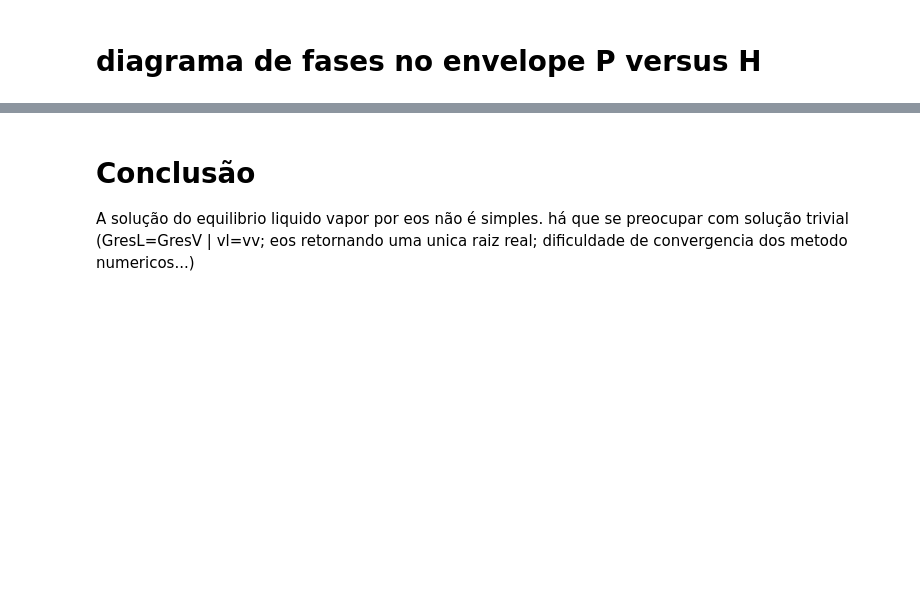
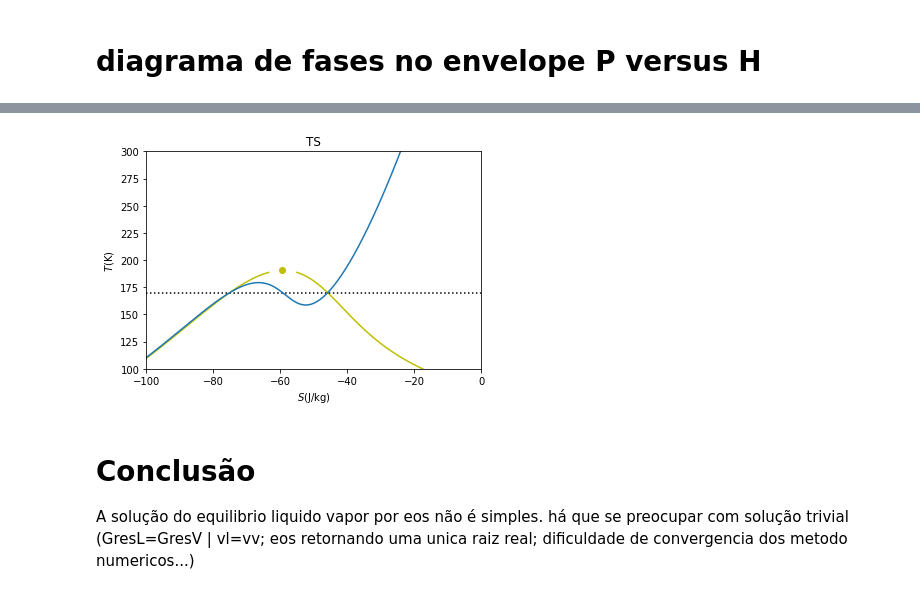
Before and after one commit to iurisegtovich/EQE359_Termodinamica_I, a Jupyter notebook: material_didatico/3_5_equacao_de_estado_cubica/aula_eos_puro_psat_SIMPLIFICADA.ipynb, the cells around one changed output, grey strips where cells are left out. Drawn from its saved outputs; the diff is of its cells as text; code cells hidden in the pictures; blank space fills up the shorter version.

```diff
--- a/material_didatico/3_5_equacao_de_estado_cubica/aula_eos_puro_psat_SIMPLIFICADA.ipynb
+++ b/material_didatico/3_5_equacao_de_estado_cubica/aula_eos_puro_psat_SIMPLIFICADA.ipynb
@@ -724 +684,12 @@ plt.show()
+# %%
+# envelope
+#CALCULAR S PARA CADA TSAT/PSAT/VSATL E TSAT/PSAT/VSATV
+SL_seq=np.zeros(nPsat)
+SV_seq=np.zeros(nPsat)
+for i in range(nPsat):
+    VL,VV,nV=func_VL_VV_cubic(T=seqT3[i],P=seqP3[i])
+    ZL=seqP3[i]*VL/(R*seqT3[i])
+    ZV=seqP3[i]*VV/(R*seqT3[i])
+    SL_seq[i]=func_Sreal(T=seqT3[i],P=seqP3[i],Z=ZL)
+    SV_seq[i]=func_Sreal(T=seqT3[i],P=seqP3[i],Z=ZV)
 # %%
@@ -742,17 +710,20 @@ plt.show()
+# %%
+Srealc=func_Sreal(T=Tc,P=Pc,Z=Pc*vc/(R*Tc))
 # %%
-# for i in range(nT):
-#     plt.plot(Sreal_L1,Tseq, color='y')
-#     plt.plot(Sreal_V1,Tseq, color='y')
-#     plt.ylabel(r'$T (\mathrm{K})$')
-#     plt.xlabel(r'${S} (\mathrm{J/kg})$')
-#     plt.title('n-Pentano')
-#     plt.xlim(-70,50)
-#     plt.ylim(300,550)
-#     plt.scatter(Srealc,Tc, color='y')
-
-#     for i in range(len(listS)): #desenho das isobáricas
-#         plt.plot(listS[i],listT[i])
-# plt.show()
+plt.plot(SL_seq,seqT3, color='y')
+plt.plot(SV_seq,seqT3, color='y')
+plt.ylabel(r'$T (\mathrm{K})$')
+plt.xlabel(r'${S} (\mathrm{J/kg})$')
+plt.title('TS')
+plt.xlim(-100,0)
+plt.ylim(100,300)
+plt.scatter(Srealc,Tc, color='y')
+plt.axhline(Ttest,color='black',ls=':')
+#isobara
+plt.plot(seq_S,seq_T)
+plt.show()
+# %% [output]
+[figure, added]
 # %% [markdown]
 # Conclusão
 
```
Also changed, not shown: parts of 14 cells of this notebook.
